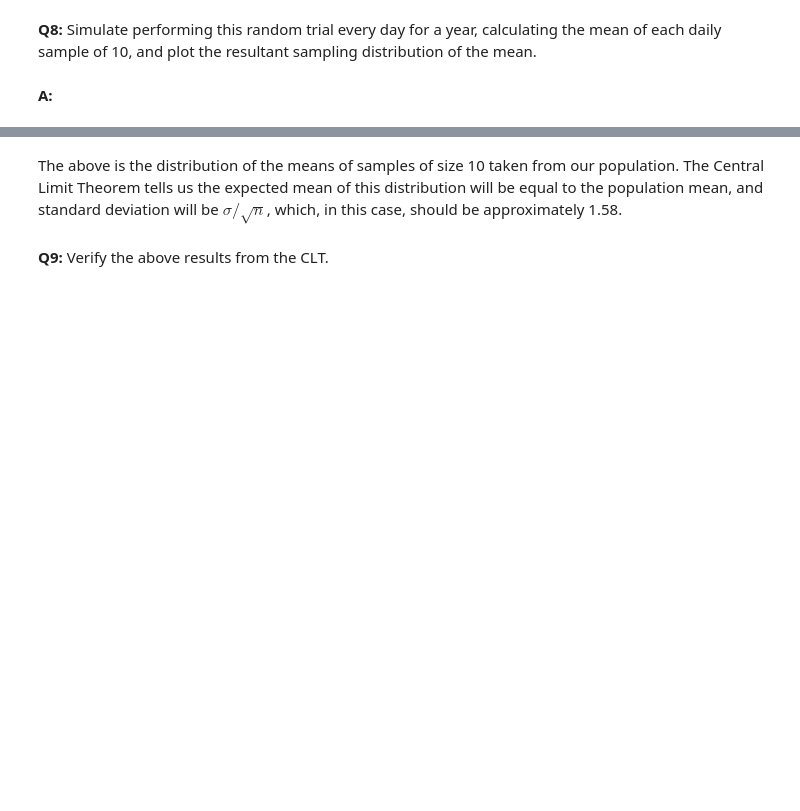
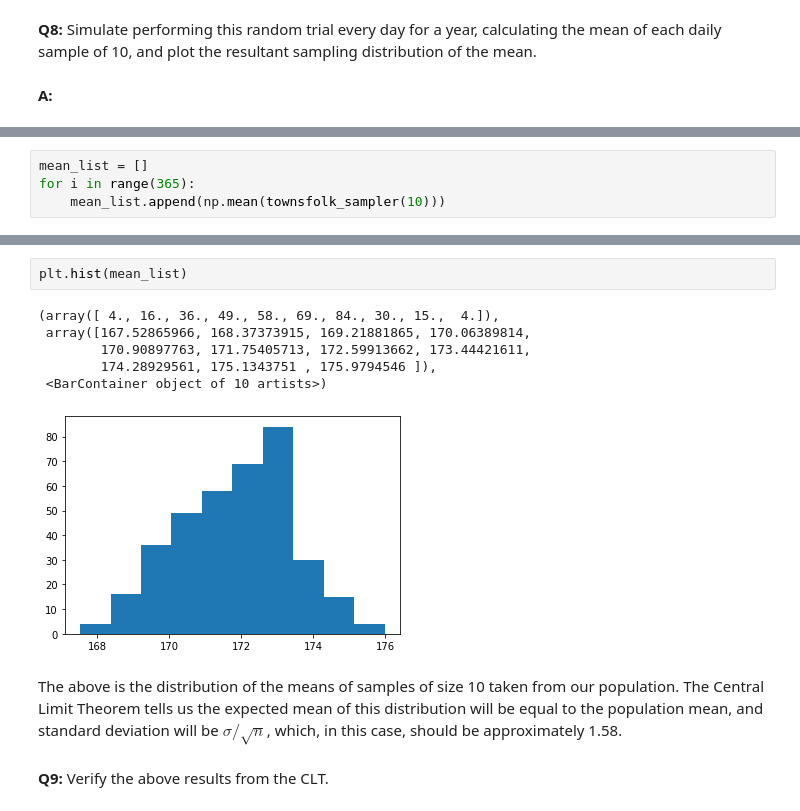
Before and after one commit to Pallavi43/DataScienceGuidedCapstone, a Jupyter notebook: Notebooks/Frequentist Inference Case Study - Part A (3).ipynb, the cells around one changed output, grey strips where cells are left out. Saved outputs shown, nothing was run; the diff lists cells and outputs as text; blank space fills up the shorter version.

```diff
--- a/Notebooks/Frequentist Inference Case Study - Part A (3).ipynb
+++ b/Notebooks/Frequentist Inference Case Study - Part A (3).ipynb
@@ -229,0 +205,4 @@ mean, standard_deviation
+# %%
+mean_list = []
+for i in range(365):
+    mean_list.append(np.mean(townsfolk_sampler(10)))
@@ -230,3 +231,12 @@ mean, standard_deviation
+# %%
+plt.hist(mean_list)
+# %% [output]
+(array([ 4., 16., 36., 49., 58., 69., 84., 30., 15.,  4.]),
+ array([167.52865966, 168.37373915, 169.21881865, 170.06389814,
+        170.90897763, 171.75405713, 172.59913662, 173.44421611,
+        174.28929561, 175.1343751 , 175.9794546 ]),
+ <BarContainer object of 10 artists>)
+[figure, added]
 # %% [markdown]
 The above is the distribution of the means of samples of size 10 taken from our population. The Central Limit Theorem tells us the expected mean of this distribution will be equal to the population mean, and standard deviation will be $\sigma / \sqrt n$, which, in this case, should be approximately 1.58.
 # %% [markdown]
```
Also changed, not shown: parts of 40 cells of this notebook, 1 other file.
